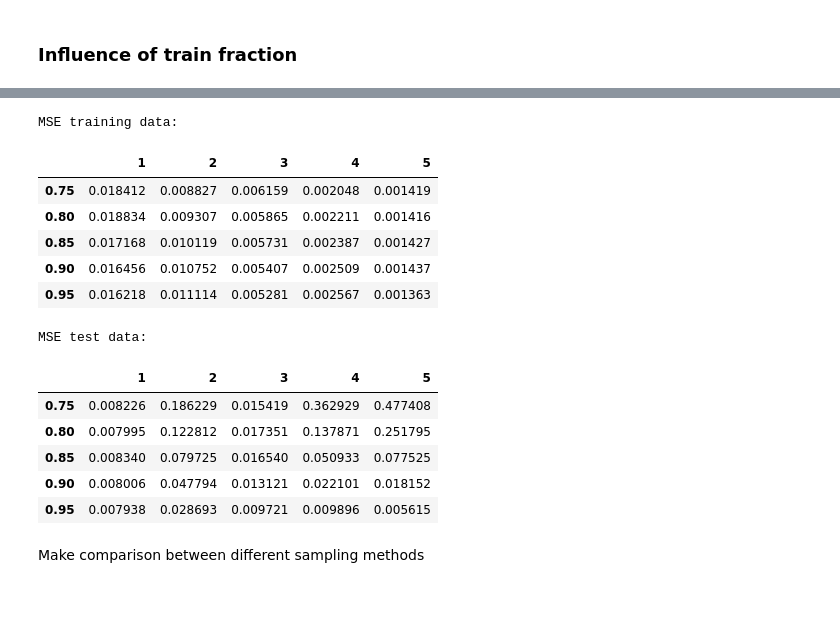
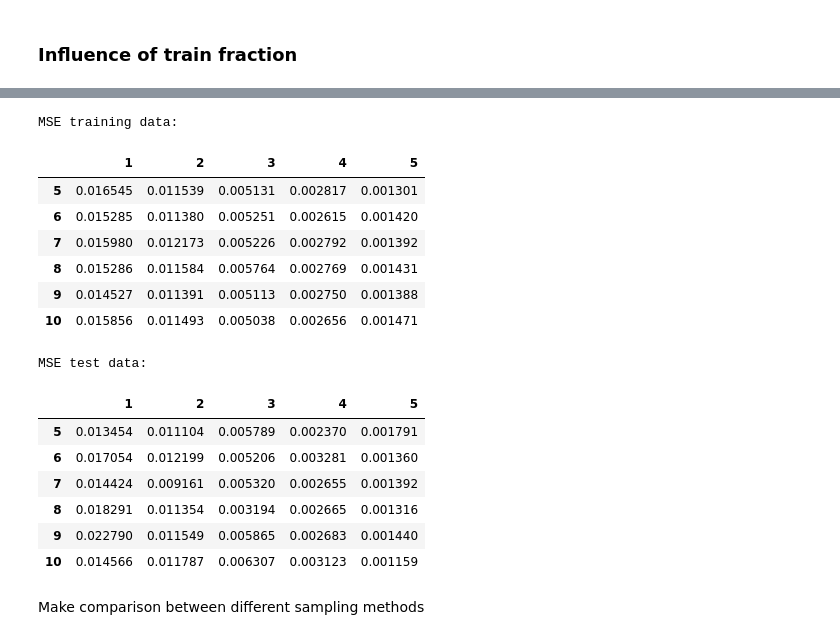
Before and after one commit to am-kaiser/CompSci-Project-1, a Jupyter notebook: examples/OLS.ipynb, the cells around one changed output, grey strips where cells are left out. Cells and saved outputs as stored; diff of their text form; code cells hidden in the pictures; blank space fills up the shorter version.

```diff
--- a/examples/OLS.ipynb
+++ b/examples/OLS.ipynb
@@ -163,7 +258,7 @@ MSE test data:
 max_order = 5
 orders = range(1, max_order+1)
 
-train_frac = np.round(np.arange(0.75, 1, 0.05),2)
+train_frac = np.round(np.arange(0.75, 1, 0.05), 2)
 
 MSE_train = np.empty([len(train_frac), max_order])
 MSE_test = np.empty([len(train_frac), max_order])
@@ -171,13 +266,12 @@ MSE_test = np.empty([len(train_frac), max_order])
 
 for frac_idx, frac in enumerate(train_frac):
     for order_idx, order in enumerate(orders):
-        _, _, _, MSE_train[frac_idx, order_idx], MSE_test[frac_idx, order_idx], _, _ = ordinary_least_squares.perform_OLS(x1, x2, y, order,
-                                                                                                                            train_frac=frac,
-                                                                                                                            cross_val=False,
-                                                                                                                            num_fold=0,
-                                                                                                                            bootstrap=False)
-MSE_train_frac_df = pd.DataFrame(data=MSE_train, index=train_frac, columns=orders)
-MSE_test_frac_df = pd.DataFrame(data=MSE_test, index=train_frac, columns=orders)
+        MSE_train[frac_idx, order_idx], MSE_test[frac_idx, order_idx], _, _ = ordinary_least_squares.perform_OLS(x1, x2, y, order,
+                                                                                                                 train_frac=frac)
+MSE_train_frac_df = pd.DataFrame(
+    data=MSE_train, index=train_frac, columns=orders)
+MSE_test_frac_df = pd.DataFrame(
+    data=MSE_test, index=train_frac, columns=orders)
 
 print("MSE training data:")
 display(MSE_train_frac_df)
@@ -201,43 +295,44 @@ MSE test data:
 # %%
-# Fit model for different polynomial orders and different train fractions, with boostrapping
+# Fit model for different polynomial orders and boostrapping
 max_order = 5
 orders = range(1, max_order+1)
 
-train_frac = np.round(np.arange(0.75, 1, 0.05),2)
+boots = range(5, 11)
 
-MSE_train = np.empty([len(train_frac), max_order])
-MSE_test = np.empty([len(train_frac), max_order])
+MSE_train = np.empty([len(boots), max_order])
+MSE_test = np.empty([len(boots), max_order])
 
 
-for frac_idx, frac in enumerate(train_frac):
+for boot_idx, num_boot in enumerate(boots):
     for order_idx, order in enumerate(orders):
-        _, _, _, MSE_train[frac_idx, order_idx], MSE_test[frac_idx, order_idx], _, _ = ordinary_least_squares.perform_OLS(x1, x2, y, order,
-                                                                                                                            train_frac=frac,
-                                                                                                                            cross_val=False,
-                                                                                                                            num_fold=0,
-                                                                                                                            bootstrap=True)
-MSE_train_frac_boot_df = pd.DataFrame(data=MSE_train, index=train_frac, columns=orders)
-MSE_test_frac_boot_df = pd.DataFrame(data=MSE_test, index=train_frac, columns=orders)
+        MSE_train[boot_idx, order_idx], MSE_test[boot_idx, order_idx], _, _ = ordinary_least_squares.perform_OLS_bootstrap(x1, x2, y, order,
+                                                                                                       train_frac=0.8,
+                                                                                                       num_boot=num_boot)
+
+MSE_train_boot_df = pd.DataFrame(data=MSE_train, index=boots, columns=orders)
+MSE_test_boot_df = pd.DataFrame(data=MSE_test, index=boots, columns=orders)
 
 print("MSE training data:")
-display(MSE_train_frac_boot_df)
+display(MSE_train_boot_df)
 print("MSE test data:")
-display(MSE_test_frac_boot_df)
+display(MSE_test_boot_df)
 # %% [output]
 MSE training data:
 |  | 1 | 2 | 3 | 4 | 5 |
-| 0.75 | 0.018412 | 0.008827 | 0.006159 | 0.002048 | 0.001419 |
-| 0.80 | 0.018834 | 0.009307 | 0.005865 | 0.002211 | 0.001416 |
-| 0.85 | 0.017168 | 0.010119 | 0.005731 | 0.002387 | 0.001427 |
-| 0.90 | 0.016456 | 0.010752 | 0.005407 | 0.002509 | 0.001437 |
-| 0.95 | 0.016218 | 0.011114 | 0.005281 | 0.002567 | 0.001363 |
+| 5 | 0.016545 | 0.011539 | 0.005131 | 0.002817 | 0.001301 |
+| 6 | 0.015285 | 0.011380 | 0.005251 | 0.002615 | 0.001420 |
+| 7 | 0.015980 | 0.012173 | 0.005226 | 0.002792 | 0.001392 |
+| 8 | 0.015286 | 0.011584 | 0.005764 | 0.002769 | 0.001431 |
+| 9 | 0.014527 | 0.011391 | 0.005113 | 0.002750 | 0.001388 |
+| 10 | 0.015856 | 0.011493 | 0.005038 | 0.002656 | 0.001471 |
 MSE test data:
 |  | 1 | 2 | 3 | 4 | 5 |
-| 0.75 | 0.008226 | 0.186229 | 0.015419 | 0.362929 | 0.477408 |
-| 0.80 | 0.007995 | 0.122812 | 0.017351 | 0.137871 | 0.251795 |
-| 0.85 | 0.008340 | 0.079725 | 0.016540 | 0.050933 | 0.077525 |
-| 0.90 | 0.008006 | 0.047794 | 0.013121 | 0.022101 | 0.018152 |
-| 0.95 | 0.007938 | 0.028693 | 0.009721 | 0.009896 | 0.005615 |
+| 5 | 0.013454 | 0.011104 | 0.005789 | 0.002370 | 0.001791 |
+| 6 | 0.017054 | 0.012199 | 0.005206 | 0.003281 | 0.001360 |
+| 7 | 0.014424 | 0.009161 | 0.005320 | 0.002655 | 0.001392 |
+| 8 | 0.018291 | 0.011354 | 0.003194 | 0.002665 | 0.001316 |
+| 9 | 0.022790 | 0.011549 | 0.005865 | 0.002683 | 0.001440 |
+| 10 | 0.014566 | 0.011787 | 0.006307 | 0.003123 | 0.001159 |
 # %% [markdown]
 Make comparison between different sampling methods
 # %%
```
Also changed, not shown: parts of 21 cells of this notebook, 3 other files.
